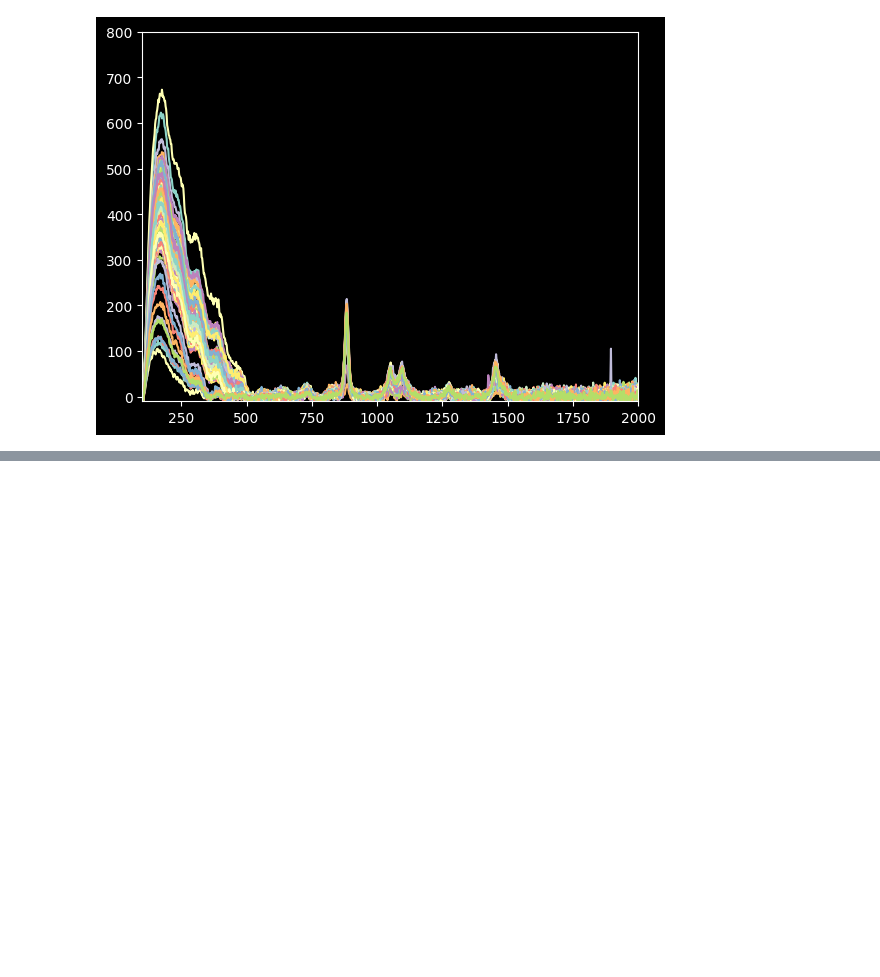
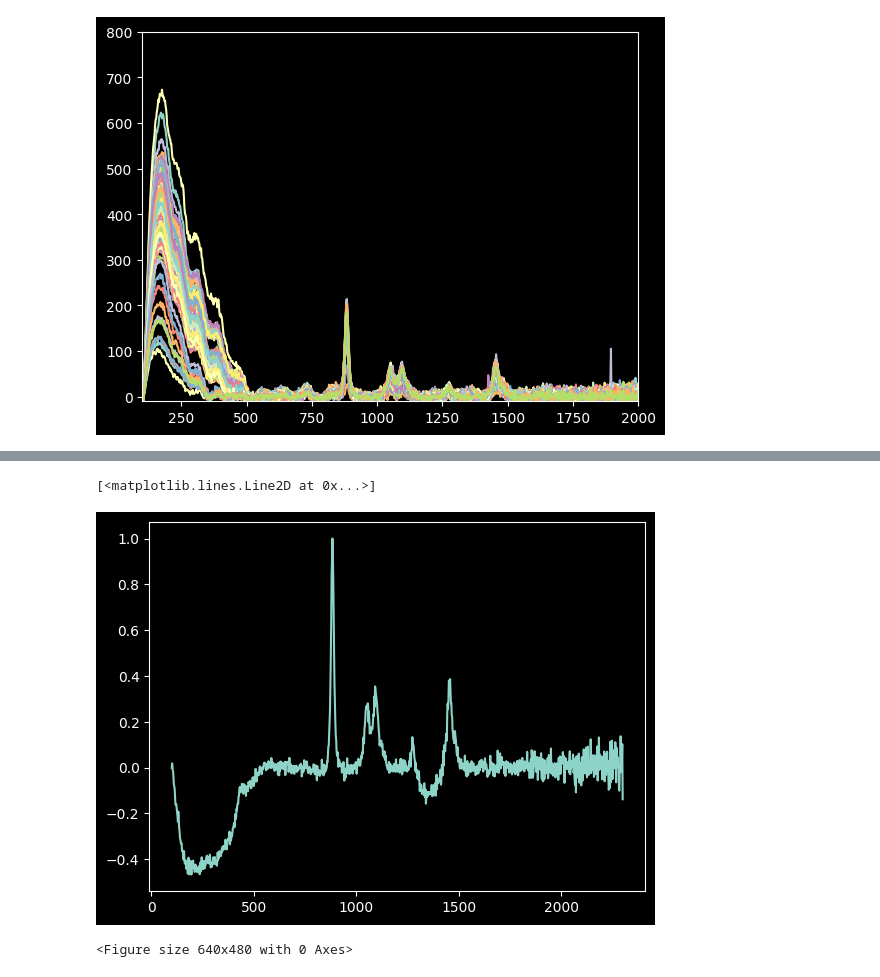
Before and after one commit to oftavira/raman, a Jupyter notebook: colaboraciones/adanf/sep.ipynb, the cells around one changed output, grey strips where cells are left out. Drawn from its saved outputs; the diff is of its cells as text; code cells hidden in the pictures; blank space fills up the shorter version.

```diff
--- a/colaboraciones/adanf/sep.ipynb
+++ b/colaboraciones/adanf/sep.ipynb
@@ -332,6 +318,9 @@ plt.plot(xf,yf, label = 'final')
 # %% [output]
 [<matplotlib.lines.Line2D at 0x...>]
 [figure]
+# %%
+in_tr = TimeResolvedRaman(x,y,'Initial','Initial')
+fi_tr = TimeResolvedRaman(xf,yf,'Final','Final')
 # %% [markdown]
 ***
 # Substracting init and final points
@@ -355,0 +349,20 @@ for e in specs:
+# %%
+spec = specs[0]
+# %%
+plt.plot(in_tr.x,spec.yn - in_tr.yn)
+# %% [output]
+[<matplotlib.lines.Line2D at 0x...>]
+[figure, added]
+# %%
+name = 0
+
+for e in specs:
+    plt.plot(e.x, e.yn - in_tr.yn)
+    plt.title(e.time_s)
+    plt.savefig('ign_norm_init/'+str(name)+'.png', dpi=300)
+    plt.xlim(100, 2000)
+    plt.ylim(-0.1, 1.1)
+    name += 1
+    plt.clf()
+# %% [output]
+<Figure size 640x480 with 0 Axes>
```
Also changed, not shown: parts of 5 cells of this notebook, 1 other file.
